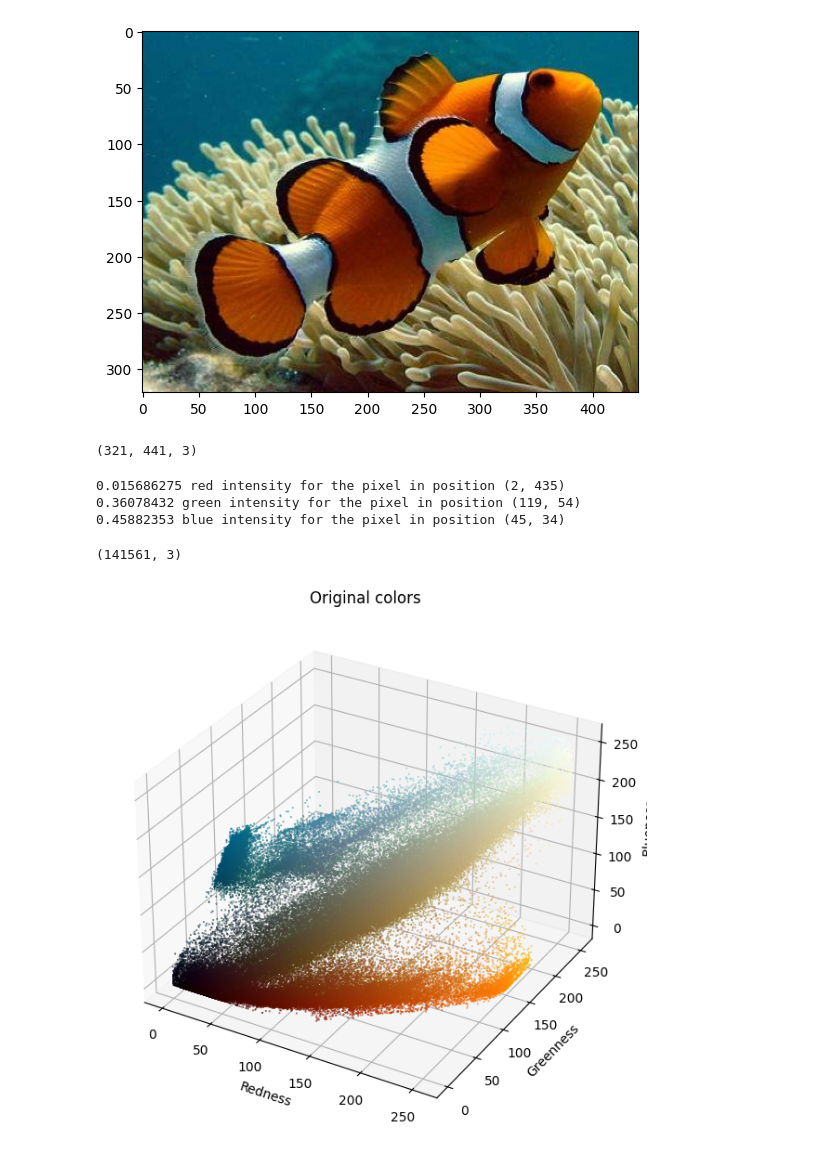
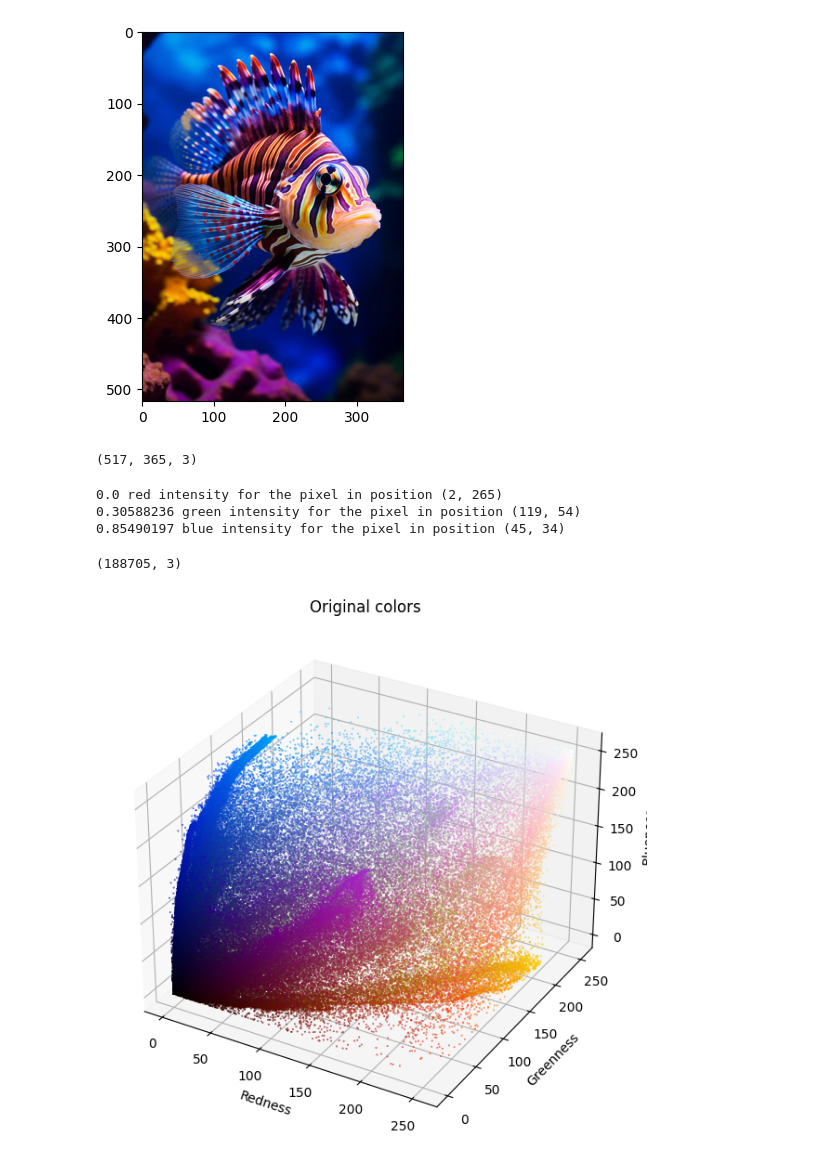
Before and after one commit to mauronigro85/image_compressor, a Jupyter notebook: image_compressor.ipynb, the cells around one changed output. Cells and saved outputs as stored; diff of their text form; code cells hidden in the pictures.

```diff
--- a/image_compressor.ipynb
+++ b/image_compressor.ipynb
@@ -55,14 +57,14 @@ def run_kmeans(X, centroids_init, iterations = 10):
     return centroids, idx
 # %%
 #Display the original image that we want to compress
-image_original = load_image('fish2.png')
+image_original = load_image('fish.png')
 plt.imshow(image_original);
 # %% [output]
-[figure, old version]
+[figure, new version]
 # %%
 image_original.shape
 # %% [output]
-(321, 441, 3)
+(517, 365, 3)
 # %%
 """
 The intensity of the i-th color (i = 0 for red, i = 1 for green, i = 2 for blue) placed in (x, y)
@@ -70,19 +72,19 @@ is defined by the value image_original[x, y, i] for .png extension and by image_
 for .jpg extension, where 0 <= x <= image_original.shape[0] - 1
 and 0 <= y <= image_original.shape[1] - 1
 """
-print(image_original[2, 435, 0], 'red intensity for the pixel in position (2, 435)')
+print(image_original[2, 265, 0], 'red intensity for the pixel in position (2, 265)')
 print(image_original[119, 54, 1], 'green intensity for the pixel in position (119, 54)')
 print(image_original[45, 34, 2], 'blue intensity for the pixel in position (45, 34)')
 # %% [output]
-0.015686275 red intensity for the pixel in position (2, 435)
-0.36078432 green intensity for the pixel in position (119, 54)
-0.45882353 blue intensity for the pixel in position (45, 34)
+0.0 red intensity for the pixel in position (2, 265)
+0.30588236 green intensity for the pixel in position (119, 54)
+0.85490197 blue intensity for the pixel in position (45, 34)
 # %%
 #Transform the original data (image_original) to make it adequate for processing
 X = np.reshape(image_original, (image_original.shape[0]*image_original.shape[1], 3))
 X.shape
 # %% [output]
-(141561, 3)
+(188705, 3)
 # %%
 #Plot all the colors that are present in the image to infer a razonable number of centroids (reduced number of total colors)
 
@@ -95,4 +97,4 @@ ax.set_zlabel('Blueness')
 ax.set_title("Original colors")
 plt.show()
 # %% [output]
-[figure, old version]
+[figure, new version]
```
Also changed, not shown: parts of 9 cells of this notebook.
